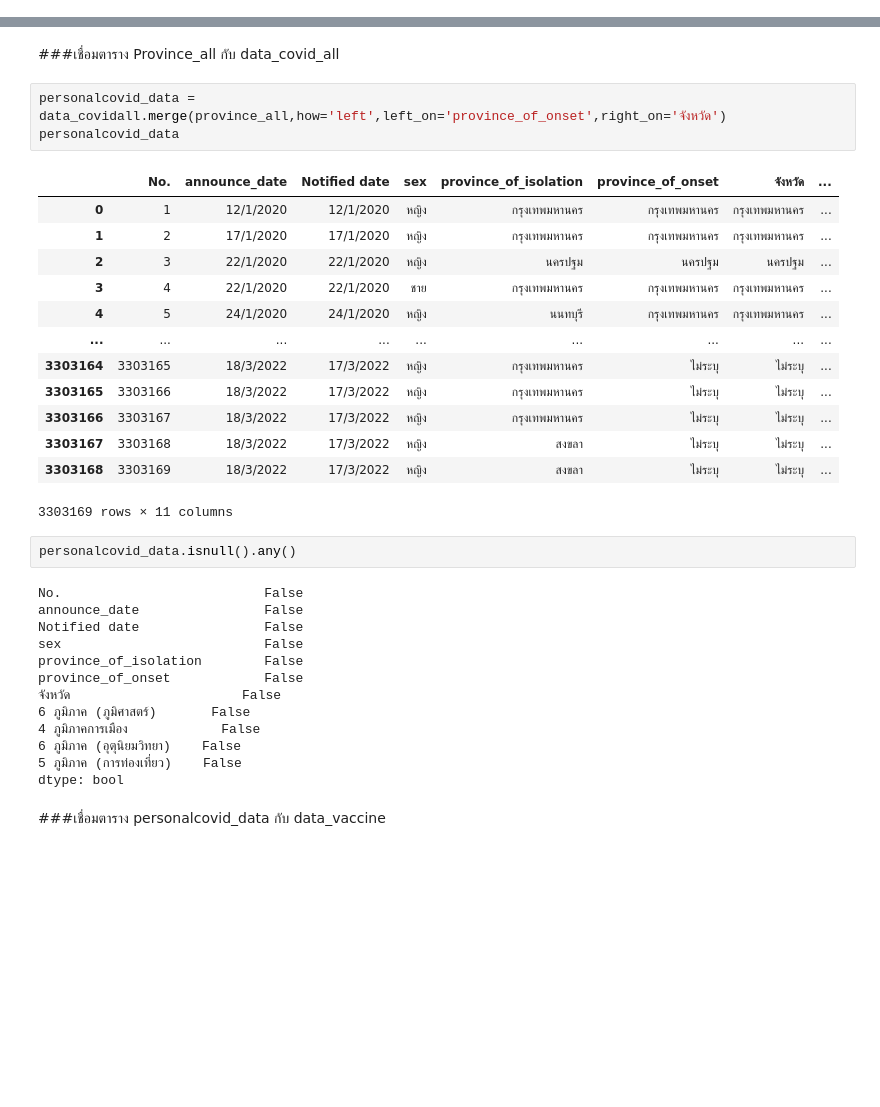
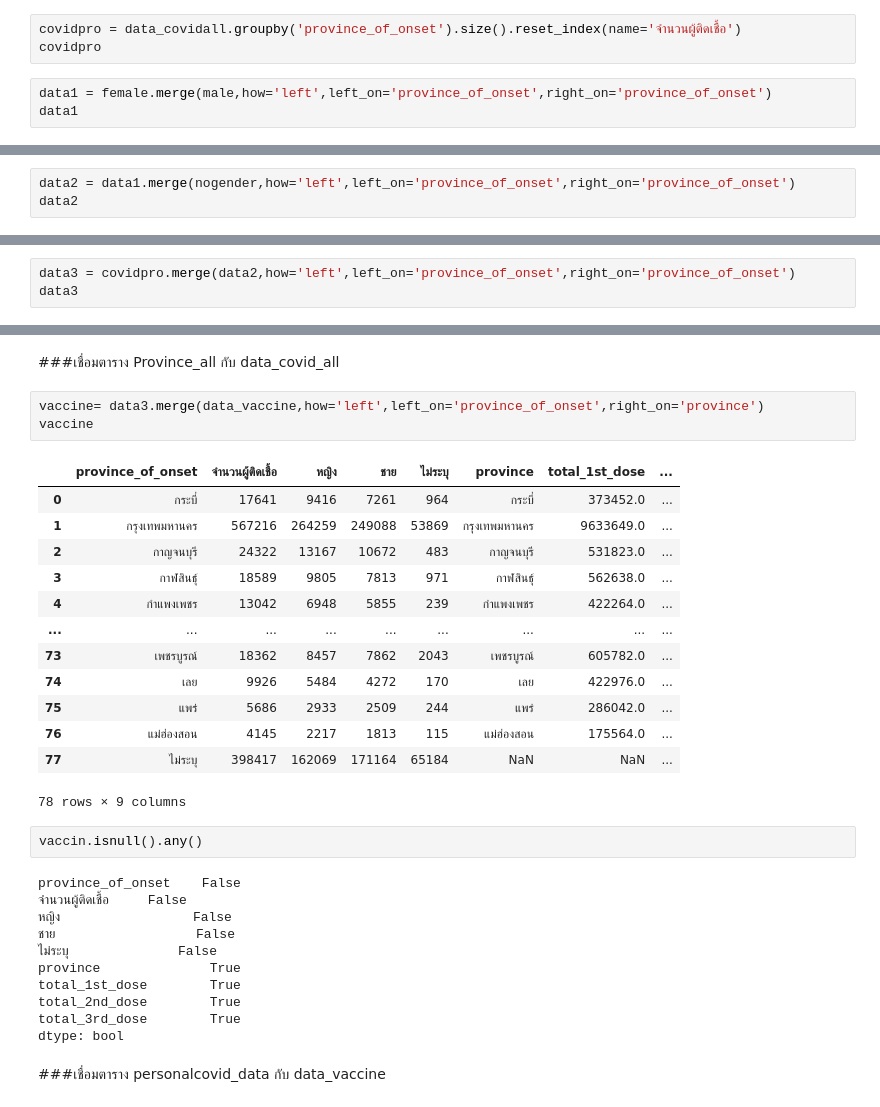
Before and after one commit to nichakornchaisuwan/data_viz_2022, a Jupyter notebook: Project_กลุ่มนี้.ipynb, the cells around one changed output, grey strips where cells are left out. Cells and saved outputs as stored; diff of their text form; blank space fills up the shorter version.

```diff
--- a/Project_กลุ่มนี้.ipynb
+++ b/Project_กลุ่มนี้.ipynb
@@ -956,0 +1024,6 @@ data_covidall
+# %%
+covidpro = data_covidall.groupby('province_of_onset').size().reset_index(name='จำนวนผู้ติดเชื้อ')
+covidpro
+# %%
+data1 = female.merge(male,how='left',left_on='province_of_onset',right_on='province_of_onset')
+data1
@@ -956,0 +1044,3 @@ data_covidall
+# %%
+data2 = data1.merge(nogender,how='left',left_on='province_of_onset',right_on='province_of_onset')
+data2
@@ -956,0 +1061,3 @@ data_covidall
+# %%
+data3 = covidpro.merge(data2,how='left',left_on='province_of_onset',right_on='province_of_onset')
+data3
@@ -1024,36 +1223,34 @@ memory usage: 2.5+ KB
 # %% [markdown]
 ###เชื่อมตาราง Province_all กับ data_covid_all
 # %%
-personalcovid_data = data_covidall.merge(province_all,how='left',left_on='province_of_onset',right_on='จังหวัด')
-personalcovid_data
+vaccine= data3.merge(data_vaccine,how='left',left_on='province_of_onset',right_on='province')
+vaccine
 # %% [output]
-|  | No. | announce_date | Notified date | sex | province_of_isolation | province_of_onset | จังหวัด | ... |
-| 0 | 1 | 12/1/2020 | 12/1/2020 | หญิง | กรุงเทพมหานคร | กรุงเทพมหานคร | กรุงเทพมหานคร | ... |
-| 1 | 2 | 17/1/2020 | 17/1/2020 | หญิง | กรุงเทพมหานคร | กรุงเทพมหานคร | กรุงเทพมหานคร | ... |
-| 2 | 3 | 22/1/2020 | 22/1/2020 | หญิง | นครปฐม | นครปฐม | นครปฐม | ... |
-| 3 | 4 | 22/1/2020 | 22/1/2020 | ชาย | กรุงเทพมหานคร | กรุงเทพมหานคร | กรุงเทพมหานคร | ... |
-| 4 | 5 | 24/1/2020 | 24/1/2020 | หญิง | นนทบุรี | กรุงเทพมหานคร | กรุงเทพมหานคร | ... |
+|  | province_of_onset | จำนวนผู้ติดเชื้อ | หญิง | ชาย | ไม่ระบุ | province | total_1st_dose | ... |
+| 0 | กระบี่ | 17641 | 9416 | 7261 | 964 | กระบี่ | 373452.0 | ... |
+| 1 | กรุงเทพมหานคร | 567216 | 264259 | 249088 | 53869 | กรุงเทพมหานคร | 9633649.0 | ... |
+| 2 | กาญจนบุรี | 24322 | 13167 | 10672 | 483 | กาญจนบุรี | 531823.0 | ... |
+| 3 | กาฬสินธุ์ | 18589 | 9805 | 7813 | 971 | กาฬสินธุ์ | 562638.0 | ... |
+| 4 | กำแพงเพชร | 13042 | 6948 | 5855 | 239 | กำแพงเพชร | 422264.0 | ... |
 | ... | ... | ... | ... | ... | ... | ... | ... | ... |
-| 3303164 | 3303165 | 18/3/2022 | 17/3/2022 | หญิง | กรุงเทพมหานคร | ไม่ระบุ | ไม่ระบุ | ... |
-| 3303165 | 3303166 | 18/3/2022 | 17/3/2022 | หญิง | กรุงเทพมหานคร | ไม่ระบุ | ไม่ระบุ | ... |
-| 3303166 | 3303167 | 18/3/2022 | 17/3/2022 | หญิง | กรุงเทพมหานคร | ไม่ระบุ | ไม่ระบุ | ... |
-| 3303167 | 3303168 | 18/3/2022 | 17/3/2022 | หญิง | สงขลา | ไม่ระบุ | ไม่ระบุ | ... |
-| 3303168 | 3303169 | 18/3/2022 | 17/3/2022 | หญิง | สงขลา | ไม่ระบุ | ไม่ระบุ | ... |
+| 73 | เพชรบูรณ์ | 18362 | 8457 | 7862 | 2043 | เพชรบูรณ์ | 605782.0 | ... |
+| 74 | เลย | 9926 | 5484 | 4272 | 170 | เลย | 422976.0 | ... |
+| 75 | แพร่ | 5686 | 2933 | 2509 | 244 | แพร่ | 286042.0 | ... |
+| 76 | แม่ฮ่องสอน | 4145 | 2217 | 1813 | 115 | แม่ฮ่องสอน | 175564.0 | ... |
+| 77 | ไม่ระบุ | 398417 | 162069 | 171164 | 65184 | NaN | NaN | ... |
-3303169 rows × 11 columns
+78 rows × 9 columns
 # %%
-personalcovid_data.isnull().any()
+vaccin.isnull().any()
 # %% [output]
-No.                          False
-announce_date                False
-Notified date                False
-sex                          False
-province_of_isolation        False
-province_of_onset            False
-จังหวัด                      False
-6 ภูมิภาค (ภูมิศาสตร์)       False
-4 ภูมิภาคการเมือง            False
-6 ภูมิภาค (อุตุนิยมวิทยา)    False
-5 ภูมิภาค (การท่องเที่ยว)    False
+province_of_onset    False
+จำนวนผู้ติดเชื้อ     False
+หญิง                 False
+ชาย                  False
+ไม่ระบุ              False
+province              True
+total_1st_dose        True
+total_2nd_dose        True
+total_3rd_dose        True
 dtype: bool
 # %% [markdown]
 ###เชื่อมตาราง personalcovid_data กับ data_vaccine
```
Also changed, not shown: parts of 27 cells of this notebook.
